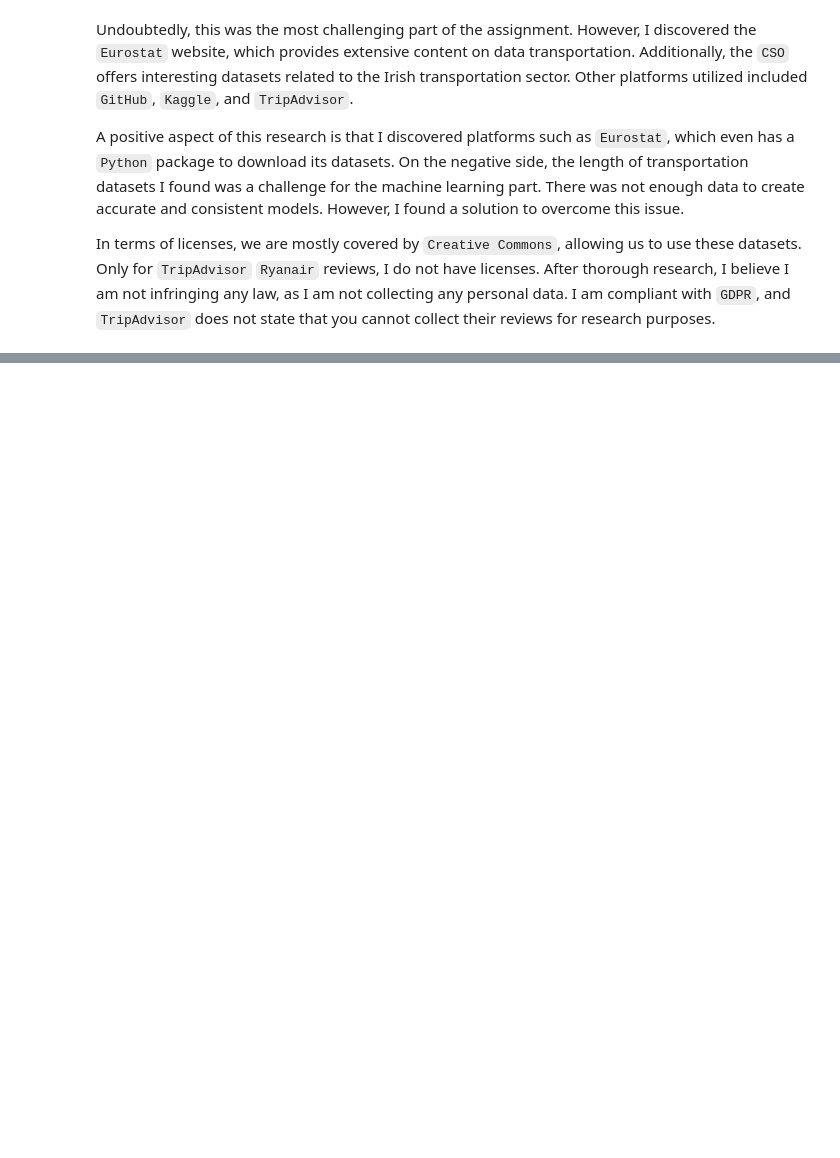
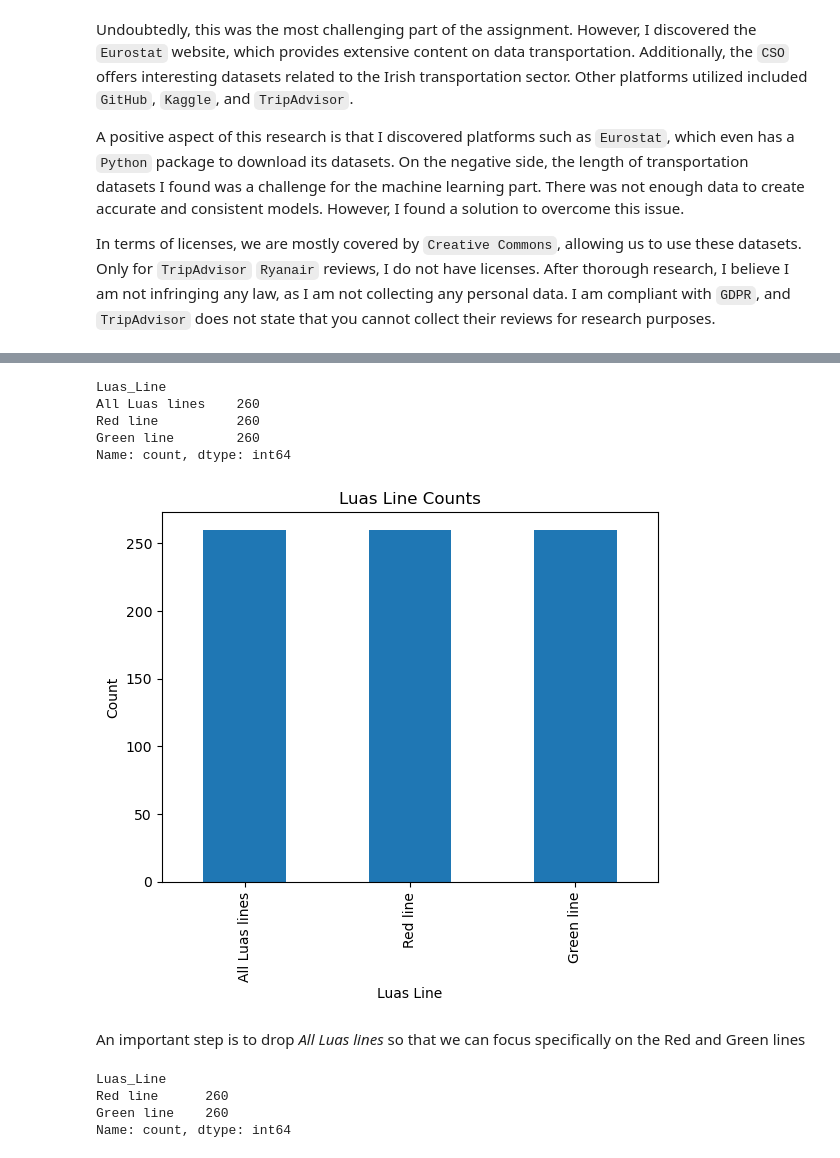
Before and after one commit to JoseRicoCct/CA2_Integrated_Assesment_MSc_Data_Analytics_CCT_Semester_1, a Jupyter notebook: CA2_Data_Visualisation_Code_sba23021.ipynb, the cells around one changed output, grey strips where cells are left out. Drawn from its saved outputs; the diff is of its cells as text; code cells hidden in the pictures; blank space fills up the shorter version.

Commit message:
Data Visualisation, first point completed and finishing the second one.

```diff
--- a/CA2_Data_Visualisation_Code_sba23021.ipynb
+++ b/CA2_Data_Visualisation_Code_sba23021.ipynb
@@ -15,0 +25,8 @@ Evaluate your raw data and detail, in depth, the various attributes and issues t
+# %%
+# Passenger Journeys by Luas
+# Source: https://data.gov.ie/dataset/tii03-passenger-journeys-by-luas
+# Unit: Weekly passenger number
+# Licence: https://creativecommons.org/licenses/by/4.0/
+# 3.1.1 Dataset for 3.2. Confidence interval
+
+dvdf = pd.read_csv('https://ws.cso.ie/public/api.restful/PxStat.Data.Cube_API.ReadDataset/TII03/CSV/1.0/en')
@@ -15,0 +55,7 @@ Evaluate your raw data and detail, in depth, the various attributes and issues t
+# %%
+# Renaming columns
+dvdf = dvdf.rename(columns={'Luas Line': 'Luas_Line'})
+
+# Dropping 'STATISTIC','Statistic Label','TLIST(W1)','C03132V03784','UNIT' columns irrelevant our analysis:
+dvdf_col_drop = ['STATISTIC','Statistic Label','TLIST(W1)','C03132V03784','UNIT']
+dvdf.drop(dvdf_col_drop ,axis=1, inplace=True)
@@ -15,0 +84,31 @@ Evaluate your raw data and detail, in depth, the various attributes and issues t
+# %%
+def luas_line_row_count(dataframe):
+    return dataframe['Luas_Line'].value_counts()
+
+dvdf_count = pd.DataFrame(dvdf)
+
+# Calling the function
+luas_line_counts = luas_line_row_count(dvdf_count)
+
+luas_line_counts
+# %% [output]
+Luas_Line
+All Luas lines    260
+Red line          260
+Green line        260
+Name: count, dtype: int64
+# %%
+# Convert the data to a pandas Series for easier plotting
+series_data = pd.Series(luas_line_counts)
+
+# Plotting
+
+series_data.plot(kind='bar')
+plt.title('Luas Line Counts')
+plt.xlabel('Luas Line')
+plt.ylabel('Count')
+plt.show()
+# %% [output]
+[figure, added]
+# %% [markdown]
+An important step is to drop *All Luas lines* so that we can focus specifically on the Red and Green lines
@@ -15,0 +118,15 @@ Evaluate your raw data and detail, in depth, the various attributes and issues t
+# %%
+def luas_line_row_count(dataframe):
+    return dataframe['Luas_Line'].value_counts()
+
+dvdfa_count = pd.DataFrame(dvdfa)
+
+# Calling the function
+luas_line_counts = luas_line_row_count(dvdfa_count)
+
+luas_line_counts
+# %% [output]
+Luas_Line
+Red line      260
+Green line    260
+Name: count, dtype: int64
```
Also changed, not shown: parts of 61 cells of this notebook, 1 other file.
